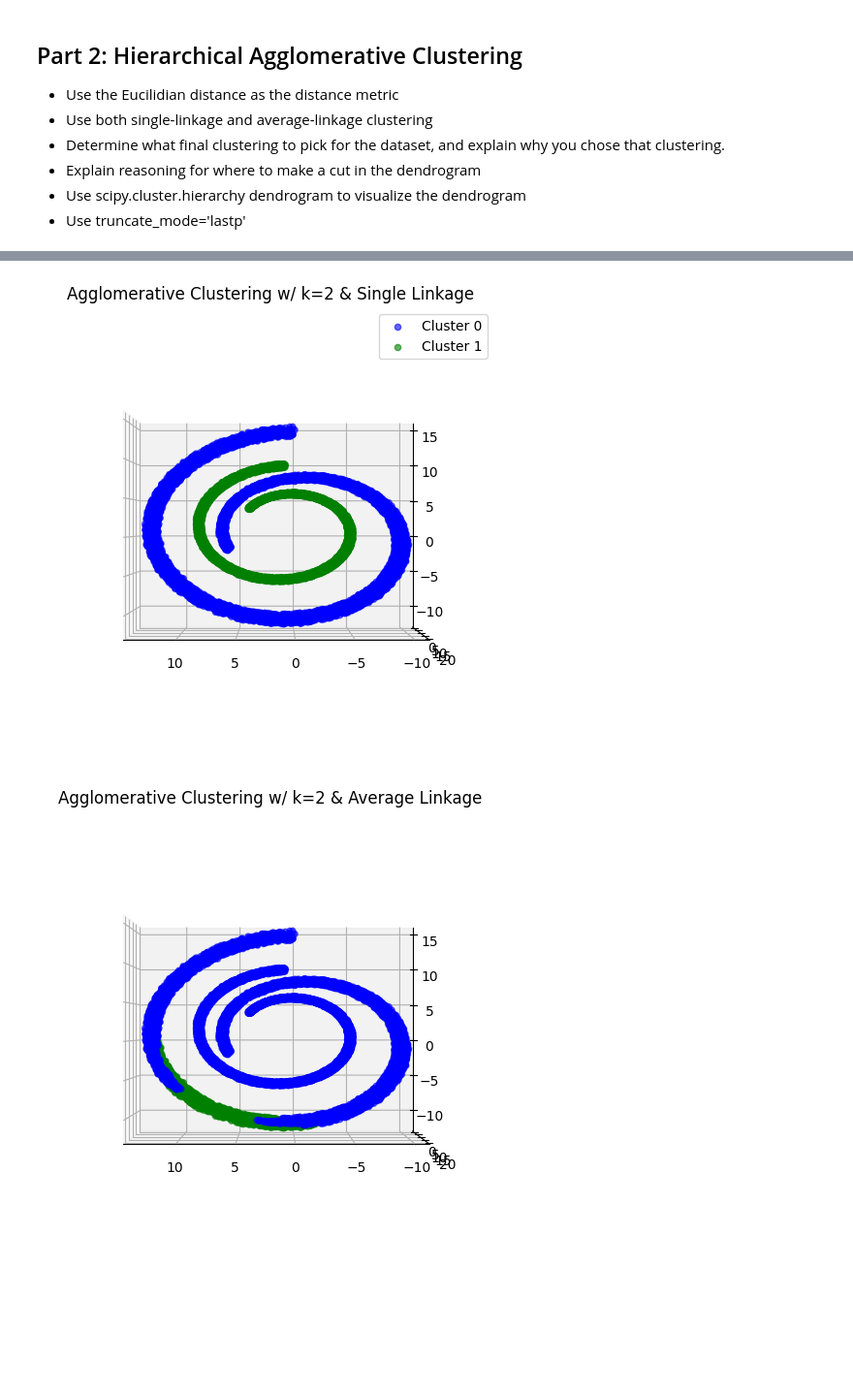
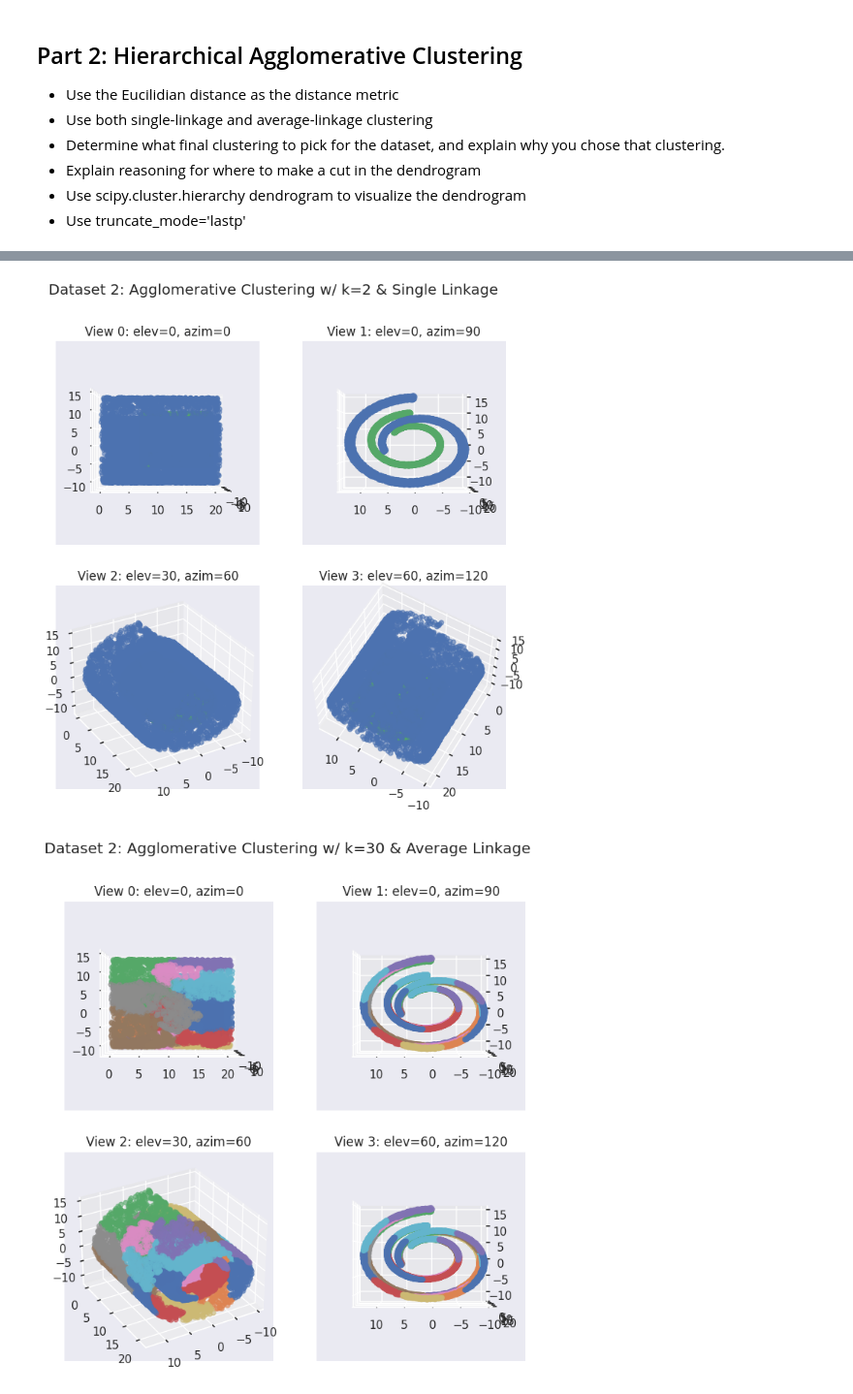
Before and after one commit to SeanMcAuliffe/data-mining, a Jupyter notebook: a3/code/a3.ipynb, the cells around one changed output, grey strips where cells are left out. Shown at 97% size. Drawn from its saved outputs; the diff is of its cells as text; code cells hidden in the pictures; blank space fills up the shorter version.

```diff
--- a/a3/code/a3.ipynb
+++ b/a3/code/a3.ipynb
@@ -898,6 +901,7 @@ Cost: 111184.35
 # Dendrograms 1: 2D
 
 from scipy.cluster.hierarchy import dendrogram, linkage
+sns.set(style="darkgrid")
 
 linkage_matrix = linkage(dataset_1, method='average', metric='euclidean')
 
@@ -906,7 +910,8 @@ plt.figure(figsize=(15, 7))
 dendrogram(linkage_matrix, no_labels=True, truncate_mode='lastp', orientation='top')
 plt.xlabel('Clusters')
 plt.ylabel('Distance')
-plt.title('Agglomerative Clustering Dendrogram, Average Linkage')
+plt.title('Dataset 1: Agglomerative Clustering Dendrogram, Average Linkage')
+plt.axhline(y=5.5, color='r', linestyle='--', alpha=0.7)
 plt.show()
 
 linkage_matrix = linkage(dataset_1, method='single', metric='euclidean')
@@ -916,6 +921,7 @@ plt.figure(figsize=(15, 7))
 dendrogram(linkage_matrix, no_labels=True, truncate_mode='lastp', orientation='top')
 plt.xlabel('Clusters')
 plt.ylabel('Distance')
-plt.title('Agglomerative Clustering Dendrogram, Single Linkage')
+plt.title('Dataset 1: Agglomerative Clustering Dendrogram, Single Linkage')
+plt.axhline(y=0.25, color='r', linestyle='--', alpha=0.7)
 plt.show()
 # %% [output]
@@ -925,6 +931,7 @@ plt.show()
 # Agglomerative Clustering 1: 2D
 
 from sklearn.cluster import AgglomerativeClustering as AC
+sns.set(style="darkgrid")
 
 n_clusters = 2
 
@@ -956,7 +963,7 @@ for i, cluster_data in clusters.items():
 plt.title(f'Agglomerative Clustering w/ k={2} & Average Linkage')
 plt.show()
 
-n_clusters = 2
+n_clusters = 30
 
 model = AC(n_clusters=n_clusters, linkage='single')
 model.fit(dataset_1)
@@ -982,6 +989,6 @@ for i, cluster_data in clusters.items():
     y = [point[1] for point in cluster_data]
     plt.scatter(x, y, alpha=0.8, label=f'Cluster {i}')
 
-plt.title(f'Agglomerative Clustering w/ k={2} & Single Linkage')
+plt.title(f'Agglomerative Clustering w/ k={30} & Single Linkage')
 plt.show()
 # %% [output]
@@ -990,5 +997,6 @@ plt.show()
 # %%
 # Dendrograms 2: 3D
+sns.set(style="darkgrid")
 
 from scipy.cluster.hierarchy import dendrogram, linkage
 
@@ -999,7 +1007,8 @@ plt.figure(figsize=(15, 7))
 dendrogram(linkage_matrix, no_labels=True, truncate_mode='lastp', orientation='top')
 plt.xlabel('Clusters')
 plt.ylabel('Distance')
-plt.title('Agglomerative Clustering Dendrogram, Average Linkage')
+plt.title('Dataset 2: Agglomerative Clustering Dendrogram, Average Linkage')
+plt.axhline(y=4, color='r', linestyle='--', alpha=0.7)
 plt.show()
 
 linkage_matrix = linkage(dataset_2, method='single', metric='euclidean')
@@ -1009,6 +1018,7 @@ plt.figure(figsize=(15, 7))
 dendrogram(linkage_matrix, no_labels=True, truncate_mode='lastp', orientation='top')
 plt.xlabel('Clusters')
 plt.ylabel('Distance')
-plt.title('Agglomerative Clustering Dendrogram, Single Linkage')
+plt.title('Dataset 2: Agglomerative Clustering Dendrogram, Single Linkage')
+plt.axhline(y=1.3, color='r', linestyle='--', alpha=0.7)
 plt.show()
 # %% [output]
@@ -1017,5 +1027,6 @@ plt.show()
 # %%
 # Agglomerative Clustering 2: 3D
+sns.set(style="darkgrid")
 
 n_clusters = 2
 
@@ -1034,53 +1045,62 @@ for i in range(len(dataset_2)):
     label = model.labels_[i]
     x, y, z = dataset_2[i]
     clusters[label].append((x, y, z))
 
+view_angles = [
+    (0, 0),
+    (0, 90),
+    (30, 60),
+    (60, 120)
+]
+
 # Plot the clusters
-fig = plt.figure(figsize=(8, 6))
-ax = fig.add_subplot(111, projection='3d')
+fig = plt.figure(figsize=(8, 8))
+for i, (elev, azim) in enumerate(view_angles):
+    ax = fig.add_subplot(2, 2, i+1, projection='3d')
+    for j, cluster_data in clusters.items():
+        x = [point[0] for point in cluster_data]
+        y = [point[1] for point in cluster_data]
+        z = [point[2] for point in cluster_data]
+        ax.scatter(x, y, z, zorder=1, alpha=0.6, c=colours[j], label=f'Cluster {j}')
+    ax.view_init(elev=elev, azim=azim)
+    plt.title(f'View {i}: elev={elev}, azim={azim}')
 
-for i, cluster_data in clusters.items():
-    x = [point[0] for point in cluster_data]
-    y = [point[1] for point in cluster_data]
-    z = [point[2] for point in cluster_data]
-    ax.scatter(x, y, z, c=colours[i], zorder=1, alpha=0.6, label=f'Cluster {i}')
-
-ax.view_init(elev=0, azim=90)
-plt.title(f'Agglomerative Clustering w/ k={2} & Single Linkage')
-plt.legend()
+plt.suptitle(f'Dataset 2: Agglomerative Clustering w/ k={2} & Single Linkage')
 plt.show()
 
-n_clusters = 2
+n_clusters = 30
 
 model = AC(n_clusters=n_clusters, linkage='average')
 model.fit(dataset_2)
 
 # Generate or import your data
 # Fit the AgglomerativeClustering model with N clusters
 
 # Create a dictionary to store clusters
 clusters = {i: [] for i in range(n_clusters)}
 colours = ['b', 'g']
 
 # Fill the clusters dictionary with data points
 for i in range(len(dataset_2)):
     label = model.labels_[i]
     x, y, z = dataset_2[i]
     clusters[label].append((x, y, z))
 
 # Plot the clusters
-fig = plt.figure(figsize=(8, 6))
-ax = fig.add_subplot(111, projection='3d')
-
-for i, cluster_data in clusters.items():
-    x = [point[0] for point in cluster_data]
-    y = [point[1] for point in cluster_data]
-    z = [point[2] for point in cluster_data]
-    ax.scatter(x, y, z, c=colours[i], zorder=1, alpha=0.6, label=f'Cluster {i}')
+fig = plt.figure(figsize=(8, 8))
+for i, (elev, azim) in enumerate(view_angles):
+    ax = fig.add_subplot(2, 2, i+1, projection='3d')
+    for j, cluster_data in clusters.items():
+        x = [point[0] for point in cluster_data]
+        y = [point[1] for point in cluster_data]
+        z = [point[2] for point in cluster_data]
+        ax.scatter(x, y, z, zorder=1, alpha=0.6, label=f'Cluster {j}')
+    ax.view_init(elev=elev, azim=azim)
+    plt.title(f'View {i}: elev={elev}, azim={azim}')
 
 ax.view_init(elev=0, azim=90)
-plt.title(f'Agglomerative Clustering w/ k={2} & Average Linkage')
+plt.suptitle(f'Dataset 2: Agglomerative Clustering w/ k={30} & Average Linkage')
 plt.show()
 # %% [output]
-[figure, old version]
+[figure, new version]
-[figure, old version]
+[figure, new version]
```
Also changed, not shown: parts of 11 cells of this notebook, 30 other files.
